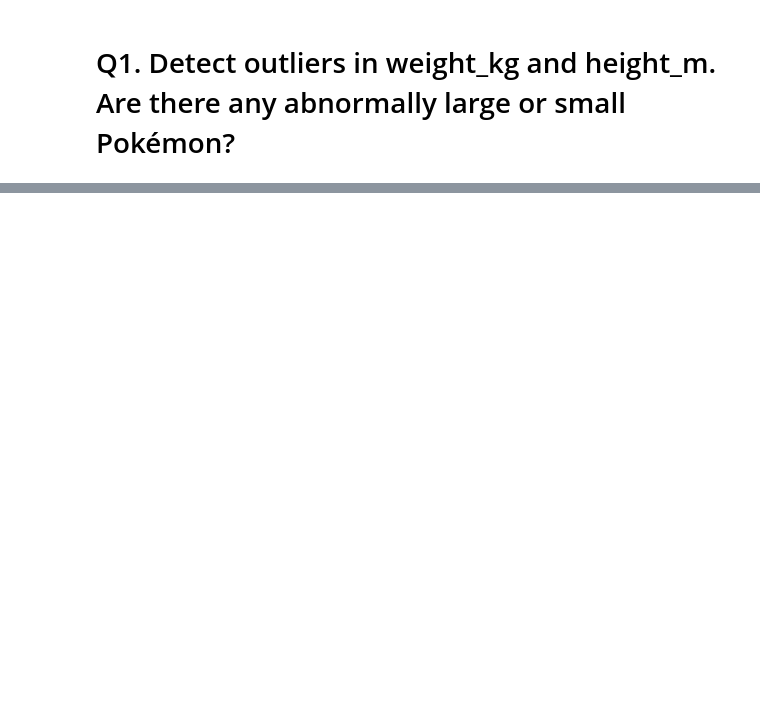
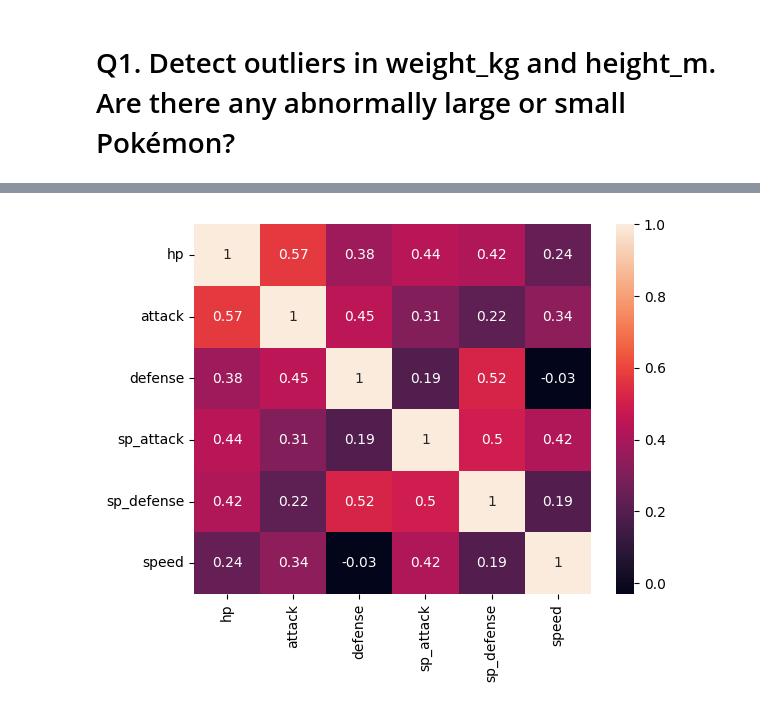
Before and after one commit to HegdeShreyas14/DAV_ML, a Jupyter notebook: Week2.ipynb, the cells around one changed output, grey strips where cells are left out. Saved outputs shown, nothing was run; the diff lists cells and outputs as text; code cells hidden in the pictures; blank space fills up the shorter version.

```diff
--- a/Week2.ipynb
+++ b/Week2.ipynb
@@ -70,0 +296,16 @@ Outliers based on weight:
+# %%
+status_list = []
+
+for i in range(len(df)):
+    if df.iloc[i]['is_mythical'] == 1:
+        status_list.append("Mythical")
+    elif df.iloc[i]['is_legendary'] == 1:
+        status_list.append("Legendary")
+    elif df.iloc[i]['is_sublegendary'] == 1:
+        status_list.append("Sub-Legendary")
+    else:
+        status_list.append("Normal")
+
+df['status'] = status_list
+
+df.groupby('status')[['hp', 'attack', 'defense', 'sp_attack', 'sp_defense', 'speed']].mean()
@@ -70,0 +327,7 @@ Outliers based on weight:
+# %%
+corr = df[['hp', 'attack', 'defense', 'sp_attack', 'sp_defense', 'speed']].corr()
+
+sns.heatmap(corr, annot=True)
+plt.show()
+# %% [output]
+[figure, added]
```
Also changed, not shown: parts of 27 cells of this notebook.
